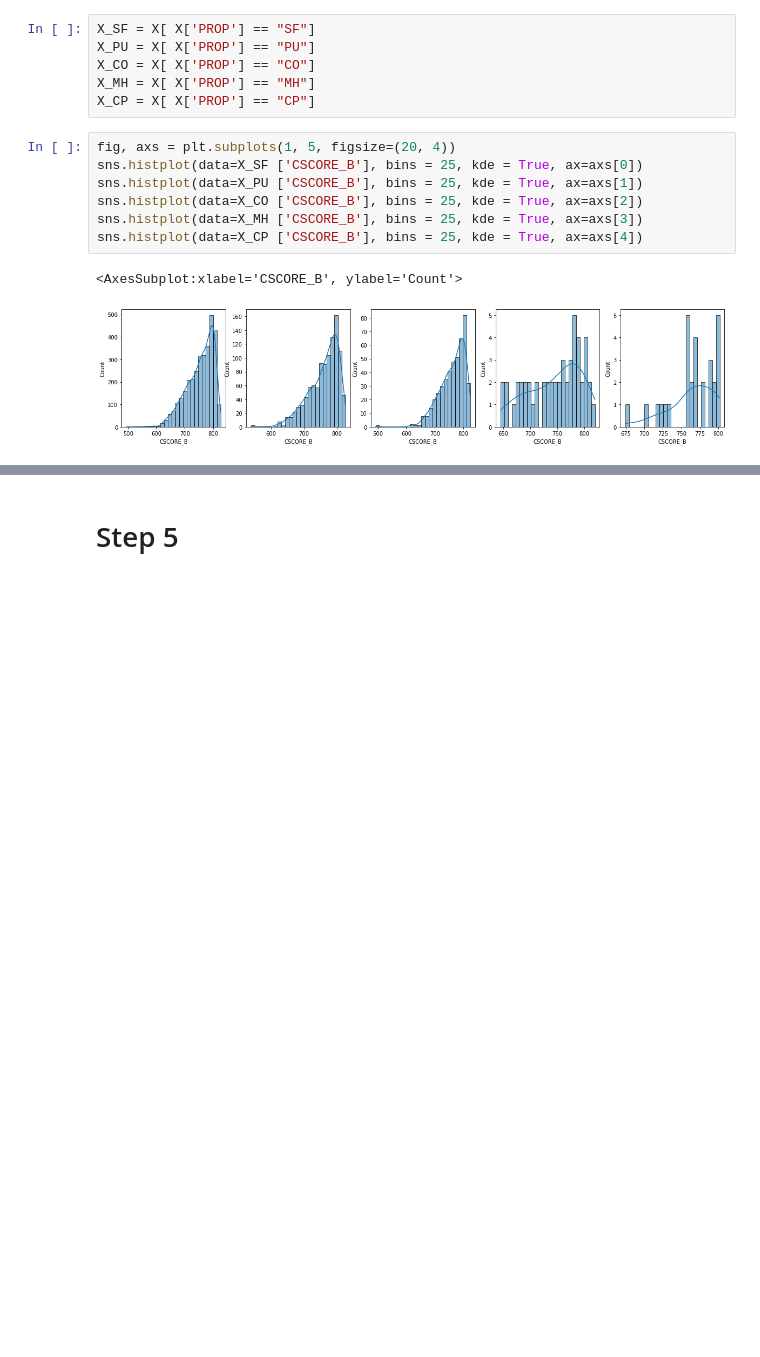
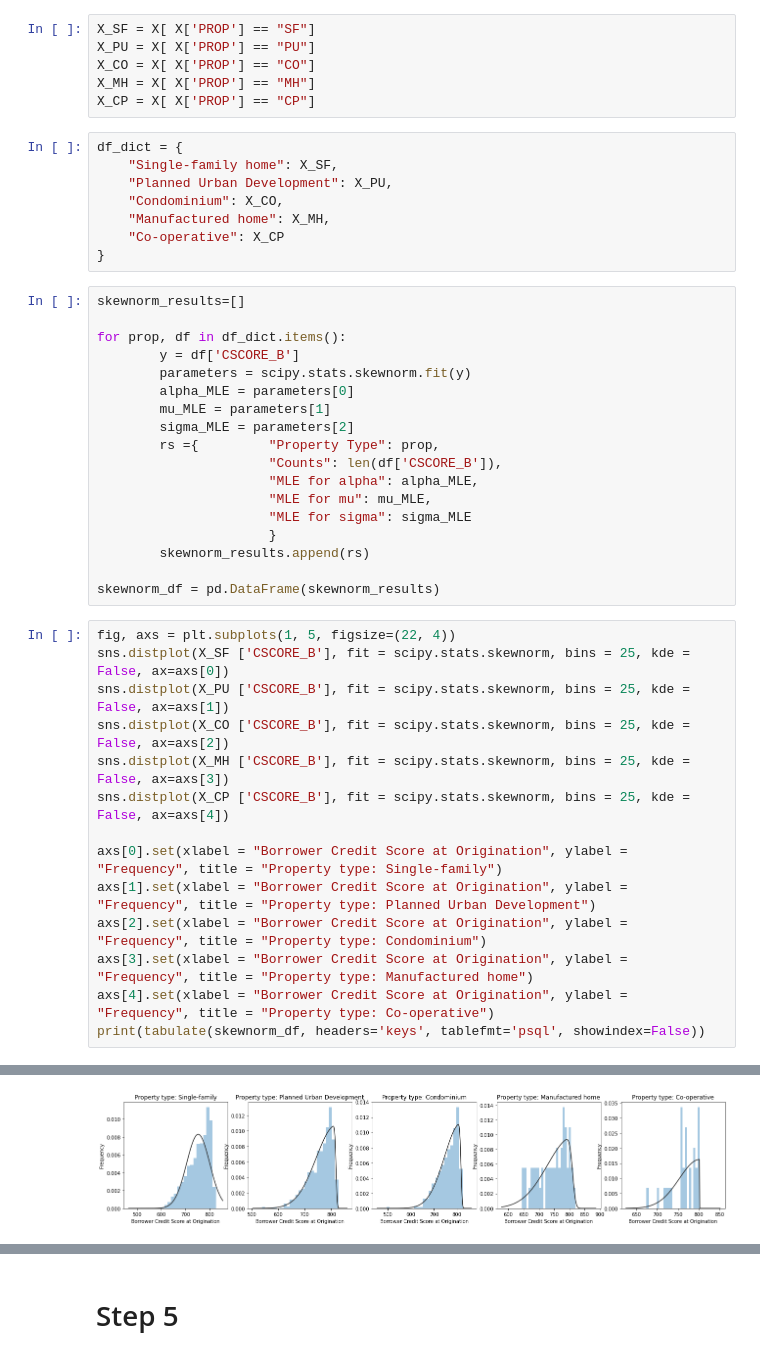
Before and after one commit to BohangWei/FDS-Final-Project, a Jupyter notebook: FinalProjectFall2021.ipynb, the cells around one changed output, grey strips where cells are left out. Saved outputs shown, nothing was run; the diff lists cells and outputs as text; blank space fills up the shorter version.

```diff
--- a/FinalProjectFall2021.ipynb
+++ b/FinalProjectFall2021.ipynb
@@ -738,13 +741,44 @@ X_PU = X[ X['PROP'] == "PU"]
 X_CO = X[ X['PROP'] == "CO"]
 X_MH = X[ X['PROP'] == "MH"]
 X_CP = X[ X['PROP'] == "CP"]
-# %%
-fig, axs = plt.subplots(1, 5, figsize=(20, 4))
-sns.histplot(data=X_SF ['CSCORE_B'], bins = 25, kde = True, ax=axs[0])
-sns.histplot(data=X_PU ['CSCORE_B'], bins = 25, kde = True, ax=axs[1])
-sns.histplot(data=X_CO ['CSCORE_B'], bins = 25, kde = True, ax=axs[2])
-sns.histplot(data=X_MH ['CSCORE_B'], bins = 25, kde = True, ax=axs[3])
-sns.histplot(data=X_CP ['CSCORE_B'], bins = 25, kde = True, ax=axs[4])
-# %% [output]
-<AxesSubplot:xlabel='CSCORE_B', ylabel='Count'>
-[figure, removed]
+# %%
+df_dict = {
+    "Single-family home": X_SF,
+    "Planned Urban Development": X_PU,
+    "Condominium": X_CO,
+    "Manufactured home": X_MH,
+    "Co-operative": X_CP
+}
+# %%
+skewnorm_results=[]
+
+for prop, df in df_dict.items():
+        y = df['CSCORE_B']
+        parameters = scipy.stats.skewnorm.fit(y)
+        alpha_MLE = parameters[0]
+        mu_MLE = parameters[1]
+        sigma_MLE = parameters[2]
+        rs ={         "Property Type": prop,
+                      "Counts": len(df['CSCORE_B']),
+                      "MLE for alpha": alpha_MLE,
+                      "MLE for mu": mu_MLE,
+                      "MLE for sigma": sigma_MLE
+                      }
+        skewnorm_results.append(rs)
+
+skewnorm_df = pd.DataFrame(skewnorm_results)
+# %%
+fig, axs = plt.subplots(1, 5, figsize=(22, 4))
+sns.distplot(X_SF ['CSCORE_B'], fit = scipy.stats.skewnorm, bins = 25, kde = False, ax=axs[0])
+sns.distplot(X_PU ['CSCORE_B'], fit = scipy.stats.skewnorm, bins = 25, kde = False, ax=axs[1])
+sns.distplot(X_CO ['CSCORE_B'], fit = scipy.stats.skewnorm, bins = 25, kde = False, ax=axs[2])
+sns.distplot(X_MH ['CSCORE_B'], fit = scipy.stats.skewnorm, bins = 25, kde = False, ax=axs[3])
+sns.distplot(X_CP ['CSCORE_B'], fit = scipy.stats.skewnorm, bins = 25, kde = False, ax=axs[4])
+
+axs[0].set(xlabel = "Borrower Credit Score at Origination", ylabel = "Frequency", title = "Property type: Single-family")
+axs[1].set(xlabel = "Borrower Credit Score at Origination", ylabel = "Frequency", title = "Property type: Planned Urban Development")
+axs[2].set(xlabel = "Borrower Credit Score at Origination", ylabel = "Frequency", title = "Property type: Condominium")
+axs[3].set(xlabel = "Borrower Credit Score at Origination", ylabel = "Frequency", title = "Property type: Manufactured home")
+axs[4].set(xlabel = "Borrower Credit Score at Origination", ylabel = "Frequency", title = "Property type: Co-operative")
+print(tabulate(skewnorm_df, headers='keys', tablefmt='psql', showindex=False))
+# %% [output]
@@ -750,0 +794 @@ sns.histplot(data=X_CP ['CSCORE_B'], bins = 25, kde = True, ax=axs[4])
+[figure, added]
```
Also changed, not shown: parts of 4 cells of this notebook.
